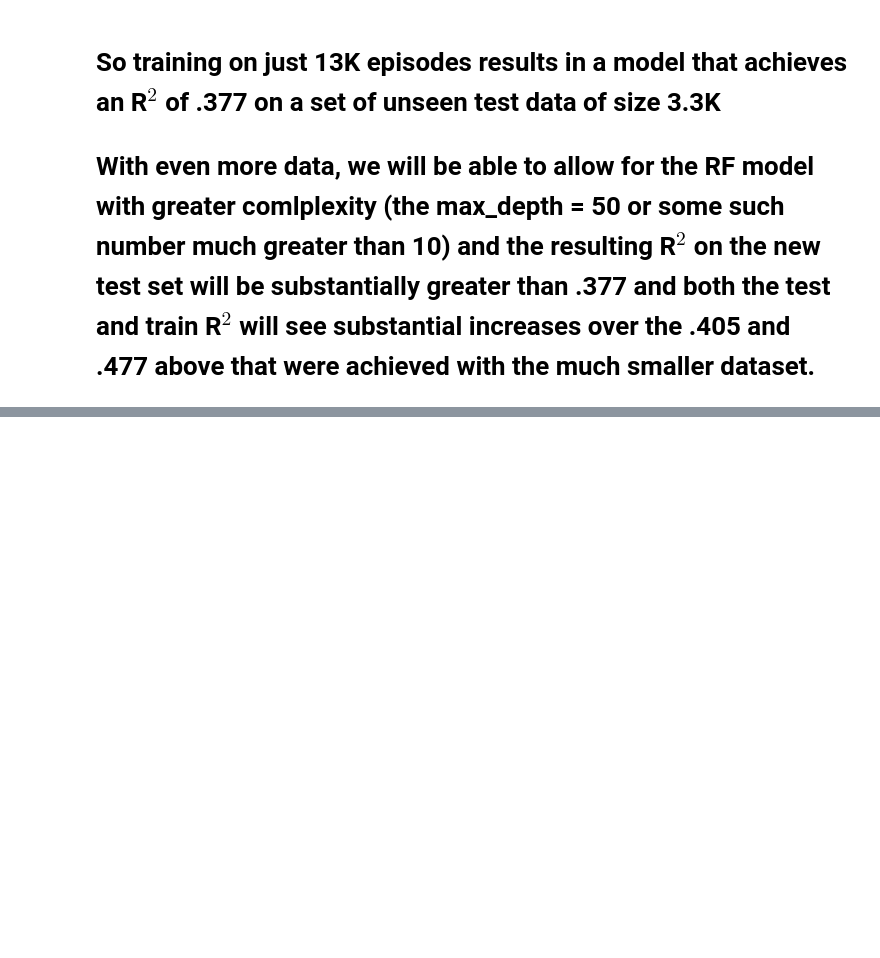
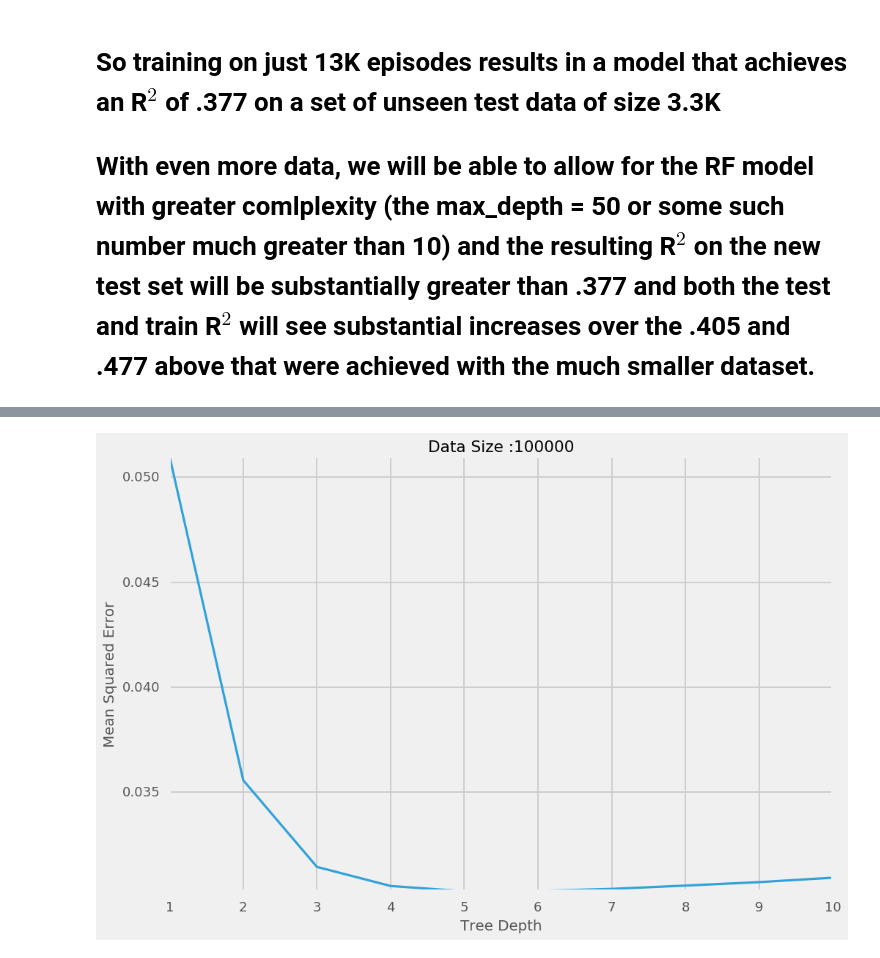
Before and after one commit to doolingdavid/RF_OCM, a Jupyter notebook: OCM_RF.ipynb, the cells around one changed output, grey strips where cells are left out. Saved outputs shown, nothing was run; the diff lists cells and outputs as text; code cells hidden in the pictures; blank space fills up the shorter version.

```diff
--- a/OCM_RF.ipynb
+++ b/OCM_RF.ipynb
@@ -322,0 +397,4 @@ y_test.shape, y_train.shape
+# %%
+make_synthetic(100000)
+# %% [output]
+[figure, added]
```
Also changed, not shown: parts of 4 cells of this notebook.
